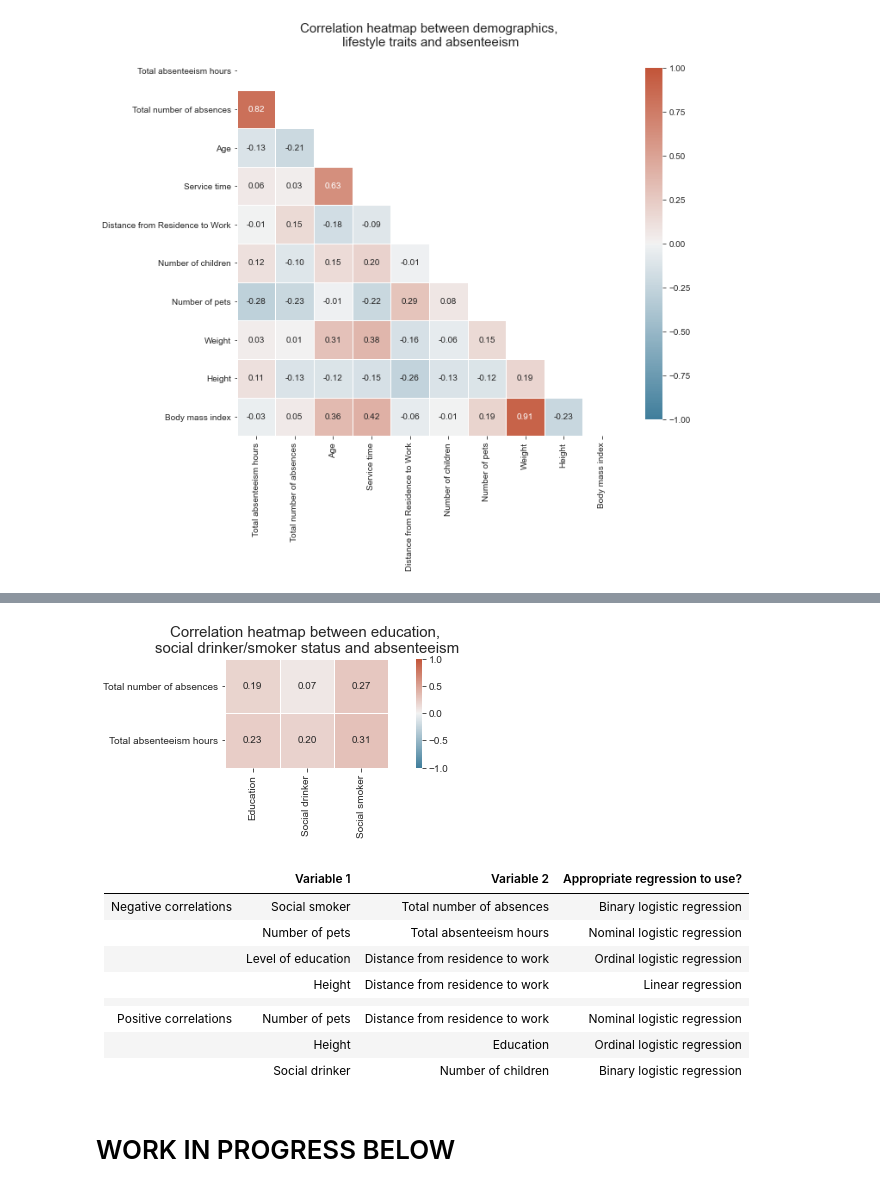
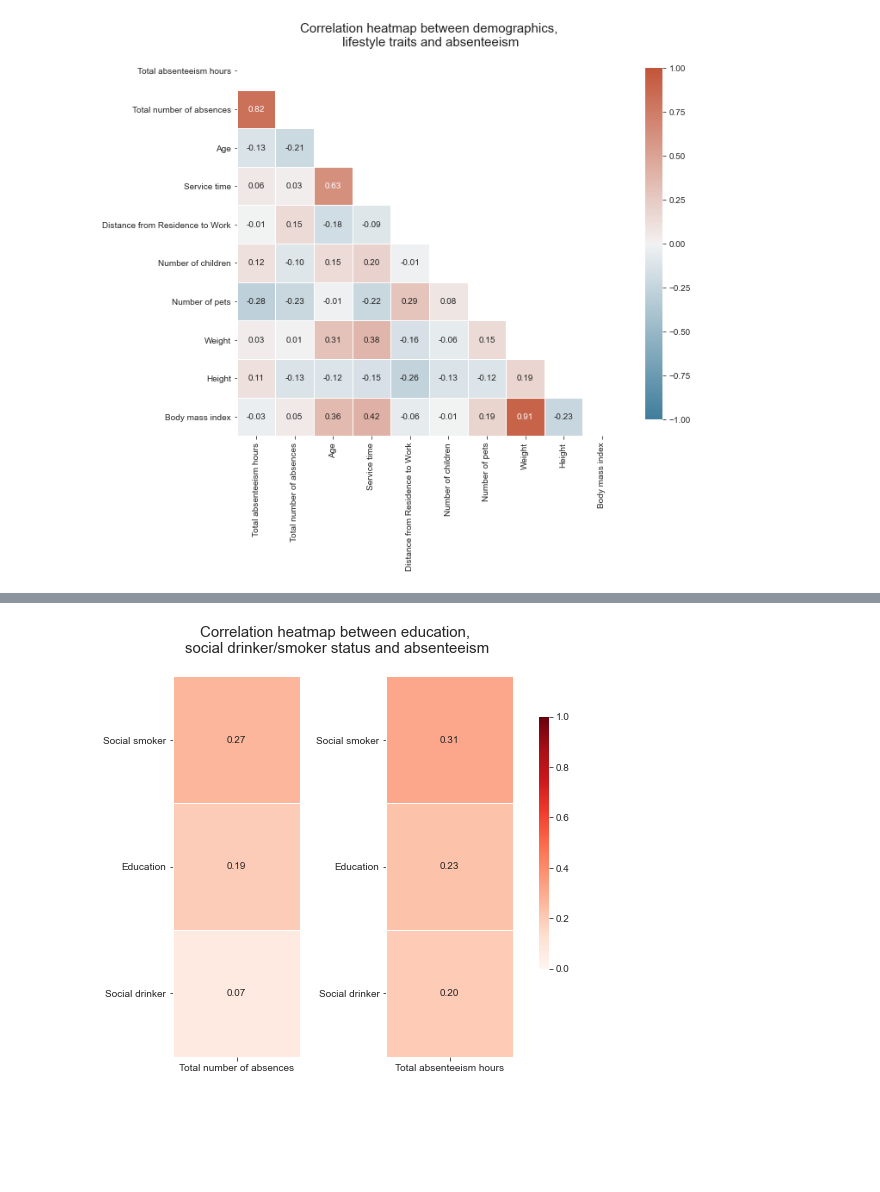
Before and after one commit to diweiho/Absenteeism-at-work, a Jupyter notebook: analysis.ipynb, the cells around one changed output, grey strips where cells are left out. Cells and saved outputs as stored; diff of their text form; code cells hidden in the pictures; blank space fills up the shorter version.

```diff
--- a/analysis.ipynb
+++ b/analysis.ipynb
@@ -437,17 +414,24 @@ we will need to test for linearity and homoscedasticity. They can be assessed th
 # %%
+# Dataframe containing columns with quantitative values for Pearson's R.
 num_abs_corr = pd.DataFrame()
 for col in summ_df.columns:
     if col in ['Education', 'Social drinker', 'Social smoker']:
         continue
     else:
-        num_abs_corr.loc['Total number of absences',col] = summ_df['Total number of absences'].corr(summ_df[col])
-        num_abs_corr.loc['Total absenteeism hours',col] = summ_df['Total absenteeism hours'].corr(summ_df[col])
+        num_abs_corr.loc[col,'Total number of absences'] = summ_df['Total number of absences'].corr(summ_df[col])
+        num_abs_corr.loc[col,'Total absenteeism hours'] = summ_df['Total absenteeism hours'].corr(summ_df[col])
 
-num_abs_corr.drop(['ID'], axis=1, inplace=True)
-fig, ax = plt.subplots(figsize=(10,2))
-sns.heatmap(num_abs_corr, cmap=cmap, vmax=1, vmin=-1, center=0, annot=True, fmt='.2f',
-                square=True, linewidths=0.5)
+# Heatmap plot
+num_abs_corr.drop(['ID'], axis=0, inplace=True)
+fig, ax = plt.subplots(nrows=1, ncols=2,figsize=(8,10))
+cbar_ax = fig.add_axes([0.85, 0.3, 0.02, 0.5])
+
+for i, col in enumerate(num_abs_corr.columns):
+    data = num_abs_corr[[col]].sort_values(by=col, ascending=False)[1:]
+    sns.heatmap(data, cmap=cmap, vmax=1, vmin=-1, annot=True, fmt='.2f',
+                square=True, linewidths=0.5, ax=ax[i], cbar_ax=cbar_ax)
+
 title = 'Correlation heatmap between demographics,\n lifestyle traits and absenteeism'
-plt.title(title, fontdict={'fontsize':15})
+plt.suptitle(title, size=15)
 plt.show()
 # %% [output]
@@ -475,31 +465,25 @@ def correlation_ratio(categories, measurements):
     return eta
 # %%
 # Using correlation ratio to assess correlation between a continuous feature versus a categorical feature.
-
 num_abs_corr_2 = pd.DataFrame()
 for col in summ_df.columns:
     if col in ['Education', 'Social drinker', 'Social smoker']:
-        num_abs_corr_2.loc['Total number of absences',col] = correlation_ratio(summ_df[col],summ_df['Total number of absences'])
-        num_abs_corr_2.loc['Total absenteeism hours',col] = correlation_ratio(summ_df[col],summ_df['Total absenteeism hours'])
+        num_abs_corr_2.loc[col,'Total number of absences'] = correlation_ratio(summ_df[col],summ_df['Total number of absences'])
+        num_abs_corr_2.loc[col,'Total absenteeism hours'] = correlation_ratio(summ_df[col],summ_df['Total absenteeism hours'])
 
-fig, ax = plt.subplots(figsize=(10,2))
-sns.heatmap(num_abs_corr_2, cmap=cmap, vmax=1, vmin=-1, center=0, annot=True, fmt='.2f',
-                square=True, linewidths=0.5)
+# Heatmap plot
+cmap2 = sns.color_palette('Reds', as_cmap=True)
+fig, ax = plt.subplots(nrows=1, ncols=2,figsize=(7,7))
+cbar_ax = fig.add_axes([0.9, 0.3, 0.02, 0.5])
+
+for i, col in enumerate(num_abs_corr_2.columns):
+    data = num_abs_corr_2[[col]].sort_values(by=col, ascending=False)
+    sns.heatmap(data, cmap=cmap2, vmax=1, vmin=0, annot=True, fmt='.2f',
+                square=True, linewidths=0.5, ax=ax[i], cbar_ax=cbar_ax)
+    ax[i].set_yticklabels(labels=data.index, rotation=0)
+
 title = 'Correlation heatmap between education, \nsocial drinker/smoker status and absenteeism'
-plt.title(title, fontdict={'fontsize':15})
+plt.suptitle(title, size=15)
 plt.show()
 # %% [output]
-[figure, old version]
+[figure, new version]
-# %% [markdown]
-|                       	| Variable 1            | Variable 2                        | Appropriate regression to use? |
-|----------------------:	|--------------------	|---------------------------------	|------------------------------- |
-| Negative correlations 	| Social smoker      	| Total number of absences        	| Binary logistic regression     |
-|                       	| Number of pets     	| Total absenteeism hours         	| Nominal logistic regression    |
-|                       	| Level of education 	| Distance from residence to work 	| Ordinal logistic regression    |
-|                       	| Height             	| Distance from residence to work 	| Linear regression              |
-|                       	|                    	|                                 	|                                |
-| Positive correlations 	| Number of pets     	| Distance from residence to work 	| Nominal logistic regression    |
-|                       	| Height             	| Education                       	| Ordinal logistic regression    |
-|                       	| Social drinker     	| Number of children              	| Binary logistic regression     |
-# %% [markdown]
-# WORK IN PROGRESS BELOW
```
Also changed, not shown: parts of 17 cells of this notebook.
